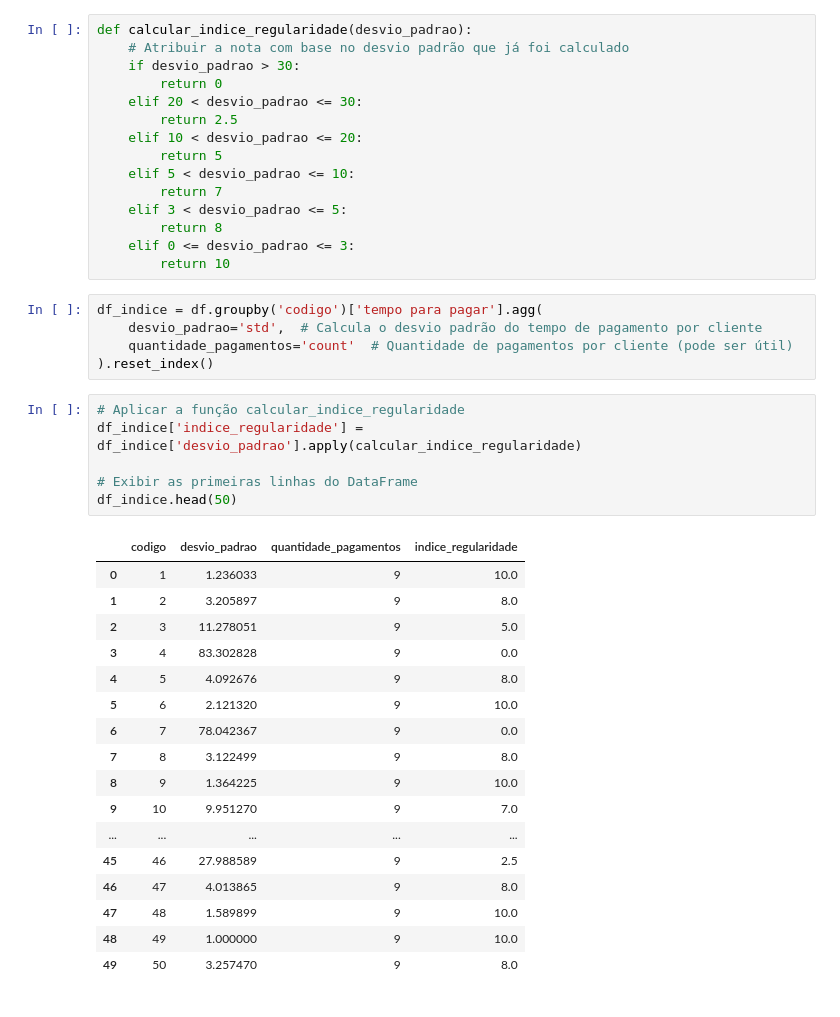
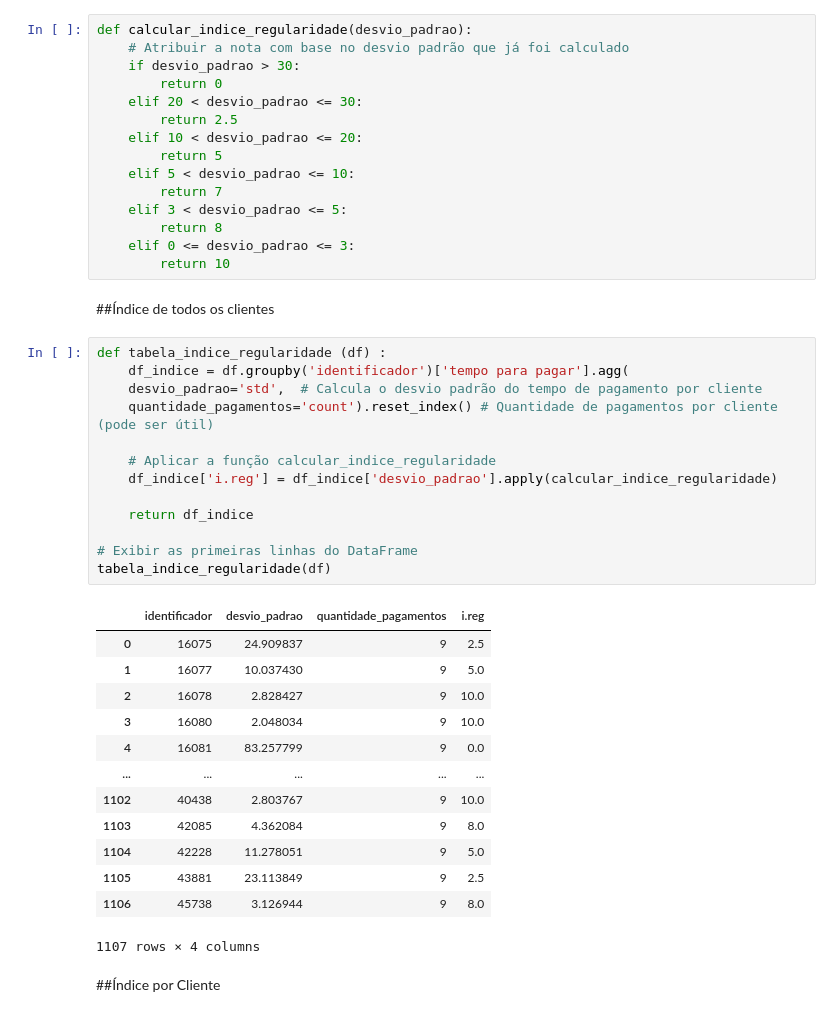
Before and after one commit to GustavoFelips/DadosPagueBem, a Jupyter notebook: Indices_PagueBem.ipynb, the cells around one changed output. Drawn from its saved outputs; the diff is of its cells as text.

Commit message:
Organizando e Unindo Índices

```diff
--- a/Indices_PagueBem.ipynb
+++ b/Indices_PagueBem.ipynb
@@ -128,35 +143,37 @@ def calcular_indice_regularidade(desvio_padrao):
         return 8
     elif 0 <= desvio_padrao <= 3:
         return 10
+# %% [markdown]
+##Índice de todos os clientes
 # %%
-df_indice = df.groupby('codigo')['tempo para pagar'].agg(
+def tabela_indice_regularidade (df) :
+    df_indice = df.groupby('identificador')['tempo para pagar'].agg(
     desvio_padrao='std',  # Calcula o desvio padrão do tempo de pagamento por cliente
-    quantidade_pagamentos='count'  # Quantidade de pagamentos por cliente (pode ser útil)
-).reset_index()
+    quantidade_pagamentos='count').reset_index() # Quantidade de pagamentos por cliente (pode ser útil)
+
+    # Aplicar a função calcular_indice_regularidade
+    df_indice['i.reg'] = df_indice['desvio_padrao'].apply(calcular_indice_regularidade)
+
+    return df_indice
+
+# Exibir as primeiras linhas do DataFrame
+tabela_indice_regularidade(df)
+# %% [output]
+|  | identificador | desvio_padrao | quantidade_pagamentos | i.reg |
+| 0 | 16075 | 24.909837 | 9 | 2.5 |
+| 1 | 16077 | 10.037430 | 9 | 5.0 |
+| 2 | 16078 | 2.828427 | 9 | 10.0 |
+| 3 | 16080 | 2.048034 | 9 | 10.0 |
+| 4 | 16081 | 83.257799 | 9 | 0.0 |
+| ... | ... | ... | ... | ... |
+| 1102 | 40438 | 2.803767 | 9 | 10.0 |
+| 1103 | 42085 | 4.362084 | 9 | 8.0 |
+| 1104 | 42228 | 11.278051 | 9 | 5.0 |
+| 1105 | 43881 | 23.113849 | 9 | 2.5 |
+| 1106 | 45738 | 3.126944 | 9 | 8.0 |
+1107 rows × 4 columns
-# %%
-# Aplicar a função calcular_indice_regularidade
-df_indice['indice_regularidade'] = df_indice['desvio_padrao'].apply(calcular_indice_regularidade)
-
-# Exibir as primeiras linhas do DataFrame
-df_indice.head(50)
-# %% [output]
-|  | codigo | desvio_padrao | quantidade_pagamentos | indice_regularidade |
-| 0 | 1 | 1.236033 | 9 | 10.0 |
-| 1 | 2 | 3.205897 | 9 | 8.0 |
-| 2 | 3 | 11.278051 | 9 | 5.0 |
-| 3 | 4 | 83.302828 | 9 | 0.0 |
-| 4 | 5 | 4.092676 | 9 | 8.0 |
-| 5 | 6 | 2.121320 | 9 | 10.0 |
-| 6 | 7 | 78.042367 | 9 | 0.0 |
-| 7 | 8 | 3.122499 | 9 | 8.0 |
-| 8 | 9 | 1.364225 | 9 | 10.0 |
-| 9 | 10 | 9.951270 | 9 | 7.0 |
-| ... | ... | ... | ... | ... |
-| 45 | 46 | 27.988589 | 9 | 2.5 |
-| 46 | 47 | 4.013865 | 9 | 8.0 |
-| 47 | 48 | 1.589899 | 9 | 10.0 |
-| 48 | 49 | 1.000000 | 9 | 10.0 |
-| 49 | 50 | 3.257470 | 9 | 8.0 |
+# %% [markdown]
+##Índice por Cliente
 # %%
 def indice_regularidade_por_cliente(cliente_id):
     # Filtrar o DataFrame original pelo cliente_id
```
Also changed, not shown: parts of 11 cells of this notebook.
